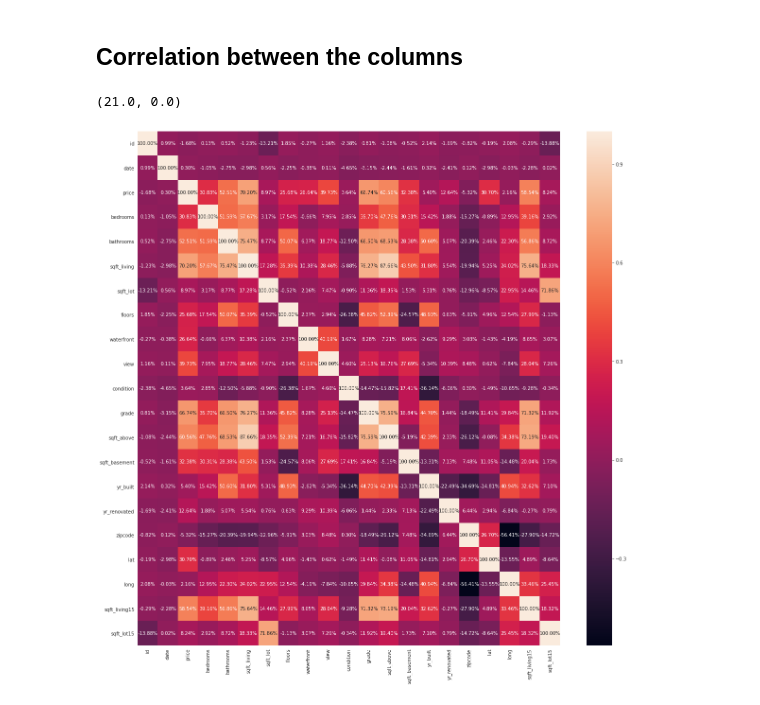
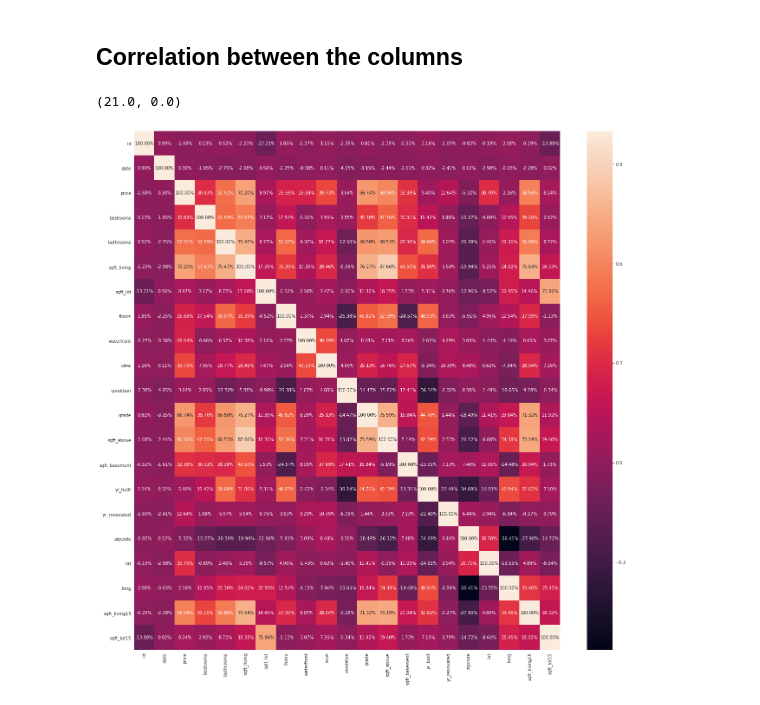
Before and after one commit to ASHOKKUMAR-K/House-Price-Prediction, a Jupyter notebook: House Price Prediction.ipynb, the cells around one changed output. Cells and saved outputs as stored; diff of their text form; code cells hidden in the pictures.

```diff
--- a/House Price Prediction.ipynb
+++ b/House Price Prediction.ipynb
@@ -262,13 +267,13 @@ sb.relplot(x = "sqft_lot15", y = "price", data = house, hue = "floors", palette
 # %%
 corr = house.corr()
 corr
 
-plt.figure(figsize = (20, 20))
+plt.figure(figsize = (22, 22))
 sb.heatmap(data = corr, fmt = '.2%', annot = True)
 b, t = plt.ylim() # discover the values for bottom and top
 b += 0.5 # Add 0.5 to the bottom
 t -= 0.5 # Subtract 0.5 from the top
 plt.ylim(b, t) # update the ylim(bottom, top) values
 # %% [output]
 (21.0, 0.0)
-[figure, old version]
+[figure, new version]
```
Also changed, not shown: parts of 20 cells of this notebook.
